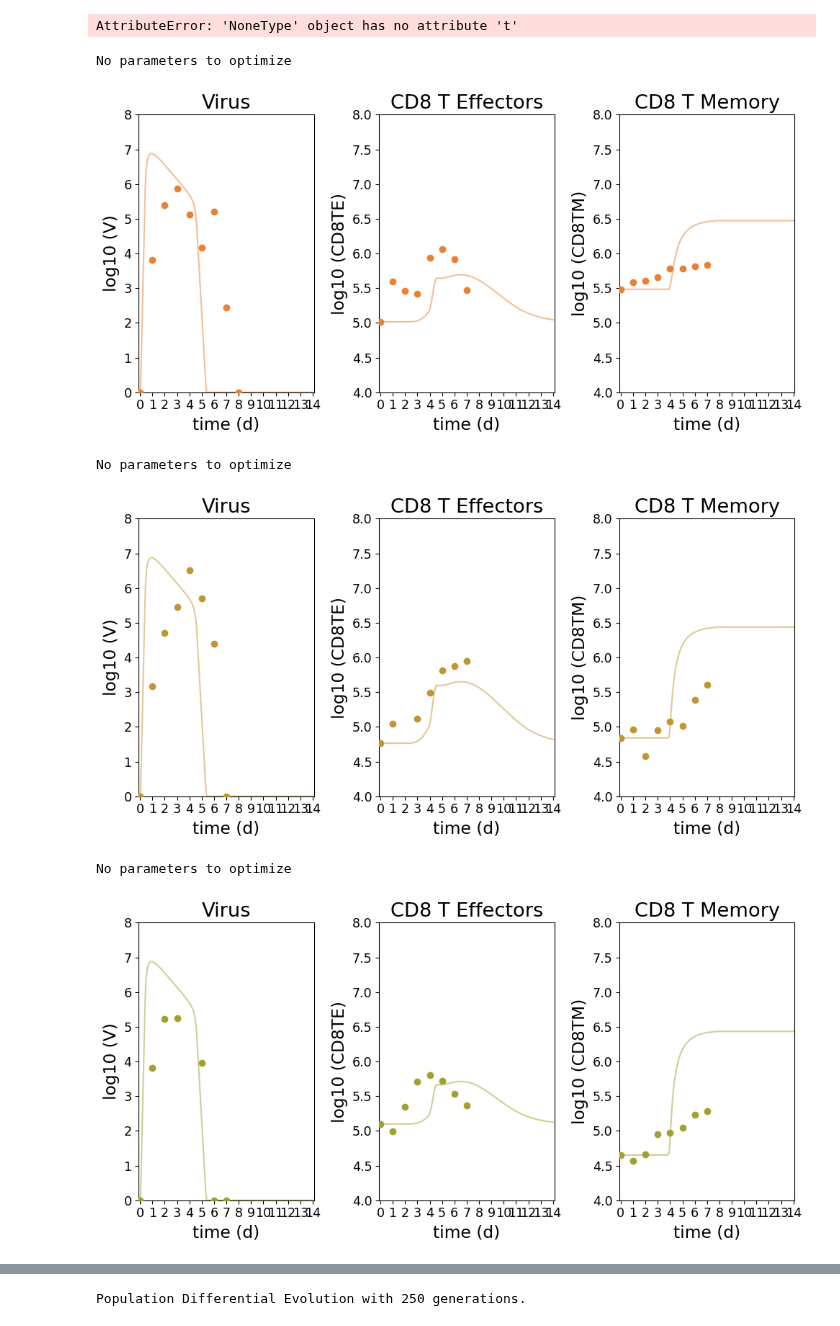
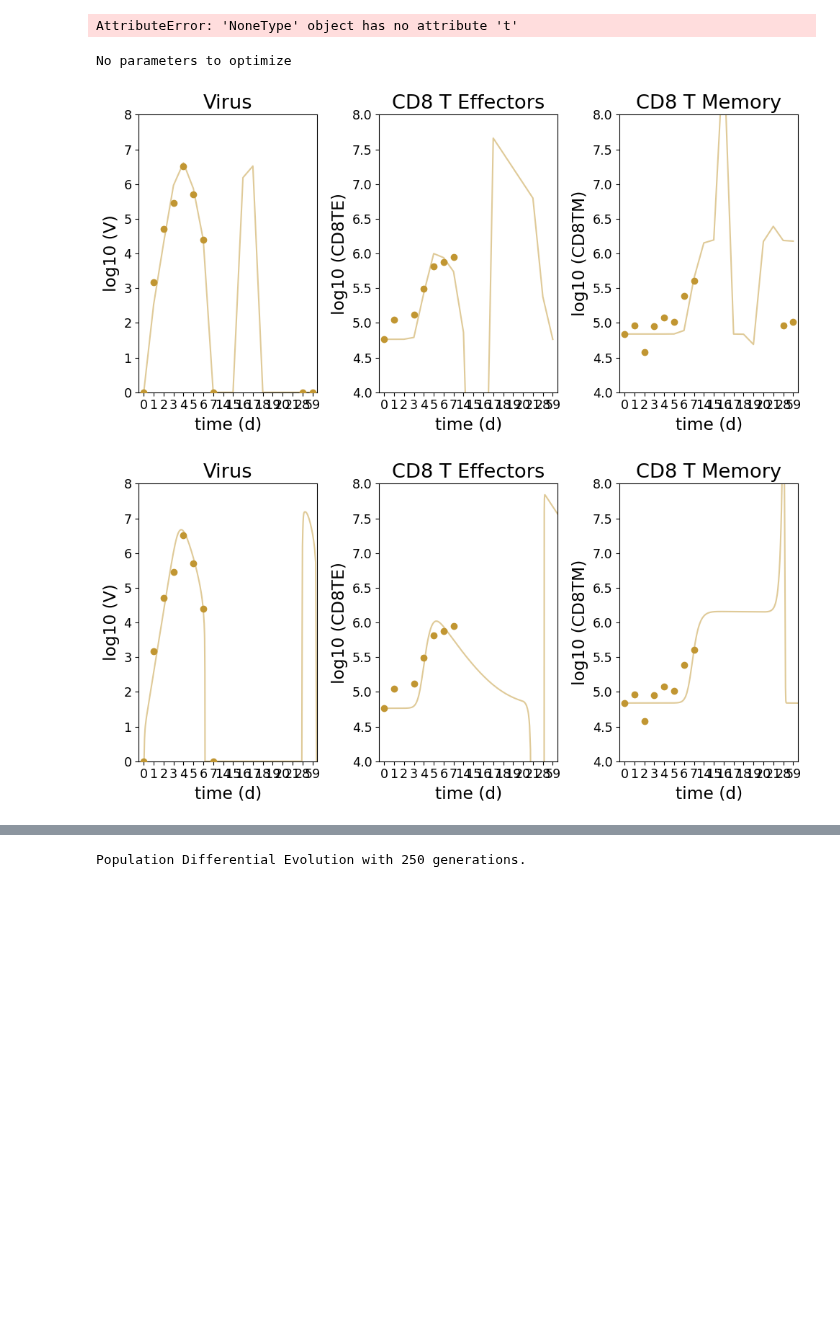
Before and after one commit to DoctorGoose/VirtualPatient, a Jupyter notebook: python/Memory.ipynb, the cells around one changed output, grey strips where cells are left out. Drawn from its saved outputs; the diff is of its cells as text; code cells hidden in the pictures; blank space fills up the shorter version.

```diff
--- a/python/Memory.ipynb
+++ b/python/Memory.ipynb
@@ -1153,8 +1266,8 @@ subplot_configuration = [
 n_Z = 13
 # Import data
 df = pd.read_excel("../Data/Rahil_2020/Table8_Healed.xlsx", sheet_name='112Cens')
-df = df[['VOLUNTEER', 'DAY', 'V', 'IFNG', 'CD8TE', 'CD8TM']]
-df_Rahil = df.loc[df['DAY'] < 9]
+df_Rahil = df[['VOLUNTEER', 'DAY', 'V', 'IFNG', 'CD8TE', 'CD8TM']]
+#df_Rahil = df_Rahil.loc[df_Rahil['DAY'] < 9]
 # LCT Model, Viral Parameters (p + 8 others)
 states = [
     {'label': 'T', 'initial_value': 4E7, 'sse': False},
@@ -1171,35 +1284,33 @@ states.append({'label': 'CD8T_Tot', 'initial_value': 0.0, 'sse': False})
 # %%
 parameters = Parameters(
     E0=Parameter(name='E0', val=3.43E5, l_lim=2E4, u_lim=1.2E6, method='file', space='log10'),
     M0=Parameter(name='M0', val=3.43E5, l_lim=2E4, u_lim=3E5, method='file', space='log10'),
     T0=Parameter(name='T0', val=4E7, l_lim=1E7, u_lim=8E7, method='fixed', space='log10'),
     I10=Parameter(name='I10', val=75, l_lim=1, u_lim=1E3, method='fixed', space='log10'),
-    beta=Parameter(name='beta', val=1.0888E-4, l_lim=5E-7, u_lim=5E-2, method='fixed', space='log10'),
-    k=Parameter(name='k', val=4.0, l_lim=1.0, u_lim=10.0, method='fixed', space='log10'),
-    p=Parameter(name='p', val=4.184819, l_lim=1, u_lim=10, method='fixed', space='normal'),
-    c=Parameter(name='c', val=13.934, l_lim=1.0, u_lim=1000, method='fixed', space='log10'),
-    delta=Parameter(name='delta', val=0.96, l_lim=0.1, u_lim=2.5, method='fixed', space='normal'),
-    xi=Parameter(name='xi', val=0.1198, l_lim=1E-2, u_lim=10, method='fixed', space='normal'),
-    a=Parameter(name='a', val=2.5, l_lim=0.1, u_lim=15, method='fixed', space='normal'),
-    d_E=Parameter(name='d_E', val=0.75, l_lim=0.5, u_lim=3, method='fixed', space='normal'),
-    delta_E=Parameter(name='delta_E', val=8.939, l_lim=1E-1, u_lim=10, method='fixed', space='normal'),
-    K_delta_E=Parameter(name='K_delta_E', val=1.3E4, l_lim=1E1, u_lim=1E5, method='fixed', space='log10'),
+    beta=Parameter(name='beta', val=1.0888E-4, l_lim=5E-7, u_lim=5E-2, method='file', space='log10'),
+    k=Parameter(name='k', val=4.0, l_lim=1.0, u_lim=10.0, method='file', space='log10'),
+    p=Parameter(name='p', val=4.184819, l_lim=1, u_lim=10, method='file', space='normal'),
+    c=Parameter(name='c', val=13.934, l_lim=1.0, u_lim=1000, method='file', space='log10'),
+    delta=Parameter(name='delta', val=0.96, l_lim=0.1, u_lim=2.5, method='file', space='normal'),
+    xi=Parameter(name='xi', val=0.1198, l_lim=1E-2, u_lim=10, method='file', space='normal'),
+    a=Parameter(name='a', val=2.5, l_lim=0.1, u_lim=15, method='file', space='normal'),
+    d_E=Parameter(name='d_E', val=0.75, l_lim=0.5, u_lim=3, method='file', space='normal'),
+    delta_E=Parameter(name='delta_E', val=8.939, l_lim=1E-1, u_lim=10, method='file', space='normal'),
+    K_delta_E=Parameter(name='K_delta_E', val=1.3E4, l_lim=1E1, u_lim=1E5, method='file', space='log10'),
     zeta=Parameter(name='zeta', val=2.2E-1, l_lim=1E-4, u_lim=1, method='fixed', space='log10'),
     eta=Parameter(name='eta', val=2.2E-6, l_lim=1E-4, u_lim=1, method='fixed', space='log10'),
-    tau_memory=Parameter(name='tau_memory', val=3.5, l_lim=0.5, u_lim=3, method='fixed', space='normal')
+    tau_memory=Parameter(name='tau_memory', val=3.5, l_lim=0.5, u_lim=3, method='fixed', space='normal'),
+    reinfection_time=Parameter(name='reinfection_time', val=14, l_lim=10, u_lim=28, method='fixed', space='normal')
 )
 
-t_span = (0.0, 14)
+t_span = (0.0, 60)
 patients = Patients(ids=ids, df=df_Rahil, t_span=t_span, parameters=parameters, states=states, parameter_file='LCT.xlsx')
-for target in shedders:
+for target in [107]:
     results = patients.optimize_parameters(method='differential_evolution', opt_target=target,
                                         iter=250, verbose=True, path='MemoryRahilComplete')
 
-    plot(results, subplot_configuration, t_span)
+    plot(results, subplot_configuration, [0, 1, 2, 3, 4, 5, 6, 7, 14, 15, 16, 17, 18, 19, 20, 21, 28, 59])
 # %% [output]
 No parameters to optimize
-[figure, old version]
+[figure, new version]
-No parameters to optimize
-[figure, old version]
+[figure, new version]
-No parameters to optimize
-[figure, removed]
```
Also changed, not shown: parts of 4 cells of this notebook, 2 other files.
